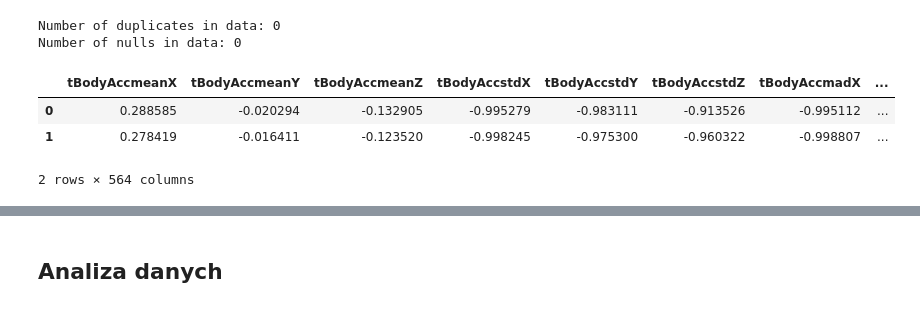
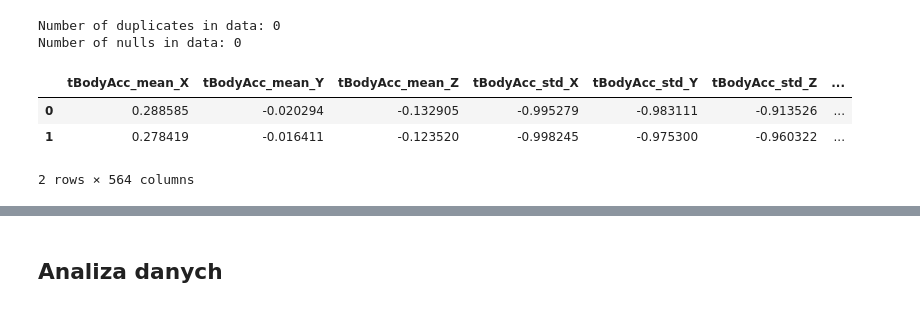
Before and after one commit to gekas145/WUM-2021-Projekty, a Jupyter notebook: Projekt2/eda.ipynb, the cells around one changed output, grey strips where cells are left out. Saved outputs shown, nothing was run; the diff lists cells and outputs as text; code cells hidden in the pictures.

```diff
--- a/Projekt2/eda.ipynb
+++ b/Projekt2/eda.ipynb
@@ -99,18 +119,18 @@ data.to_csv('data.csv', index=False)
 # %%
 data = pd.read_csv("data.csv")
 columns = data.columns # czemuś zwracało MultiIndex
 data.columns = columns.to_list()
 columns = data.columns
 # czyszczenie nazw kolumn
 columns = columns.str.replace('[()]','')
-columns = columns.str.replace('[-]', '')
-columns = columns.str.replace('[,]','')
+columns = columns.str.replace('[-]', '_')
+columns = columns.str.replace('[,]','_')
 
 data.columns = columns
 data.to_csv('data.csv', index=False)
 data.head(2)
 # %% [output]
-|  | tBodyAccmeanX | tBodyAccmeanY | tBodyAccmeanZ | tBodyAccstdX | tBodyAccstdY | tBodyAccstdZ | tBodyAccmadX | ... |
-| 0 | 0.288585 | -0.020294 | -0.132905 | -0.995279 | -0.983111 | -0.913526 | -0.995112 | ... |
-| 1 | 0.278419 | -0.016411 | -0.123520 | -0.998245 | -0.975300 | -0.960322 | -0.998807 | ... |
+|  | tBodyAcc_mean_X | tBodyAcc_mean_Y | tBodyAcc_mean_Z | tBodyAcc_std_X | tBodyAcc_std_Y | tBodyAcc_std_Z | ... |
+| 0 | 0.288585 | -0.020294 | -0.132905 | -0.995279 | -0.983111 | -0.913526 | ... |
+| 1 | 0.278419 | -0.016411 | -0.123520 | -0.998245 | -0.975300 | -0.960322 | ... |
 2 rows × 564 columns
```
Also changed, not shown: parts of 32 cells of this notebook.
